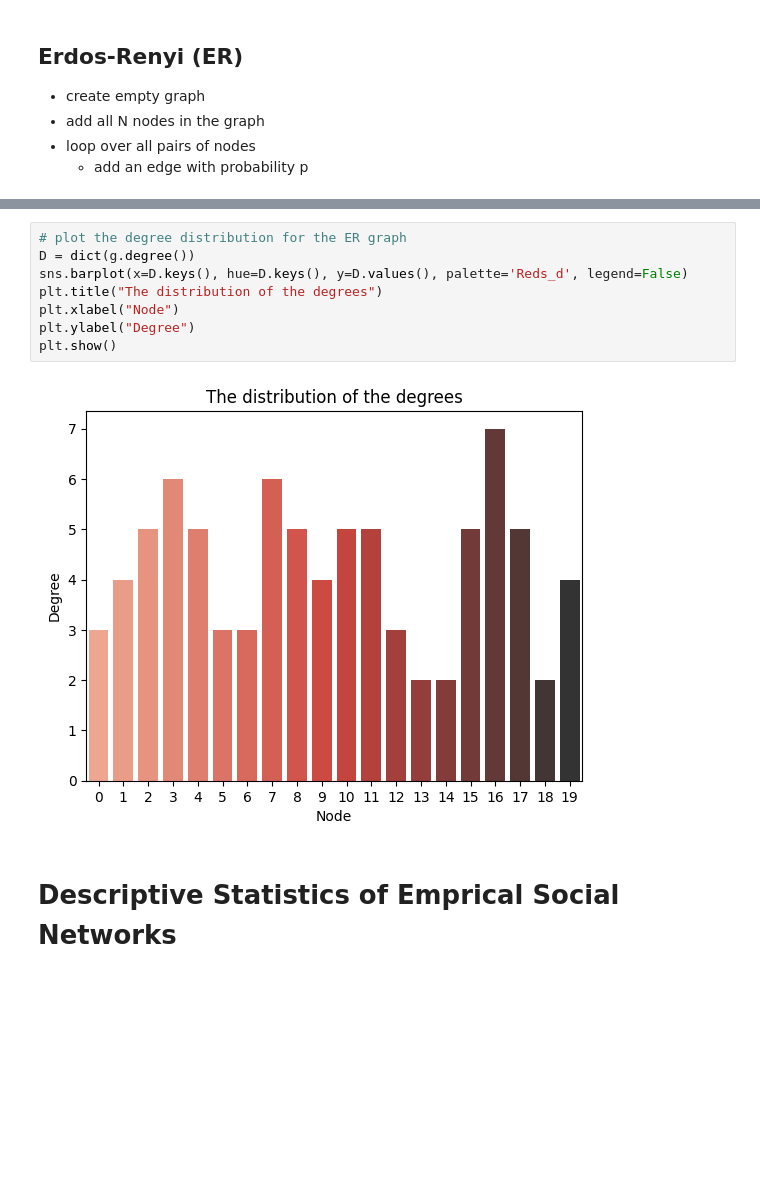
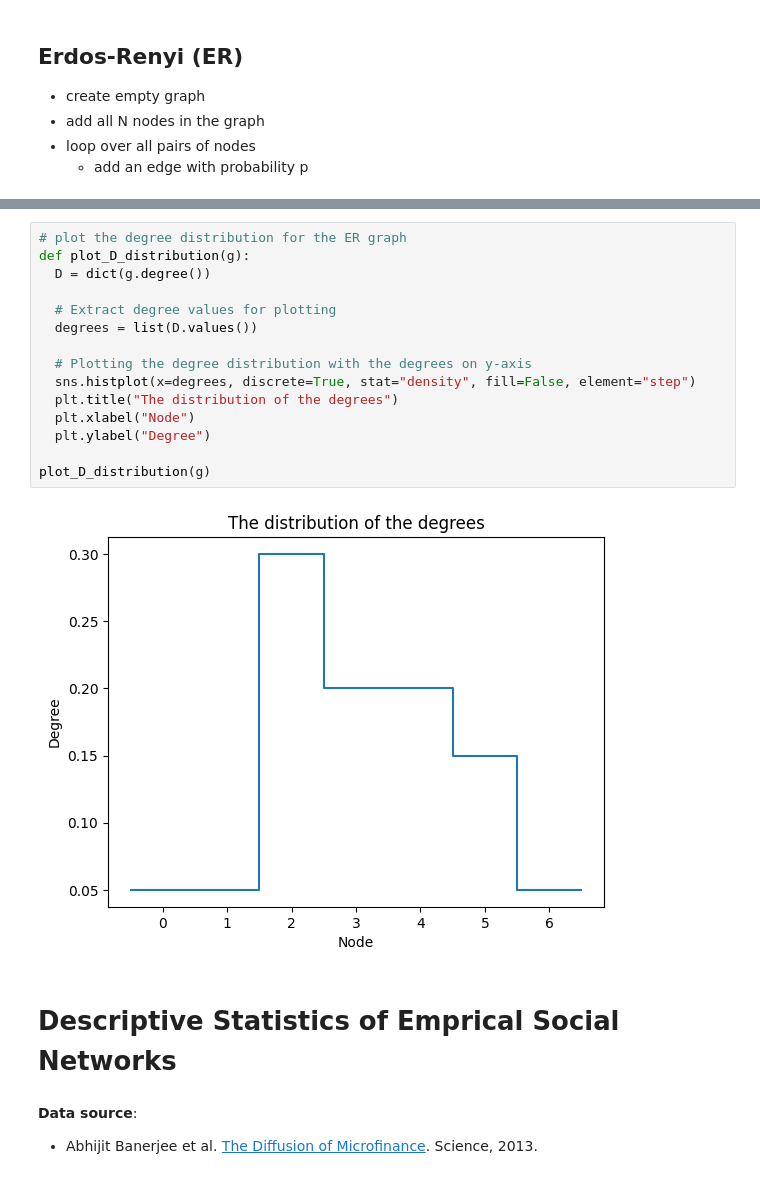
Before and after one commit to mohamedyosef101/harvardx-python-for-research, a Jupyter notebook: Network Analysis/main.ipynb, the cells around one changed output, grey strips where cells are left out. Cells and saved outputs as stored; diff of their text form; blank space fills up the shorter version.

```diff
--- a/Network Analysis/main.ipynb
+++ b/Network Analysis/main.ipynb
@@ -98,12 +98,22 @@ nx.draw(g, with_labels=True, node_color='lightcoral', edge_color='gray')
 # %%
 # plot the degree distribution for the ER graph
-D = dict(g.degree())
-sns.barplot(x=D.keys(), hue=D.keys(), y=D.values(), palette='Reds_d', legend=False)
-plt.title("The distribution of the degrees")
-plt.xlabel("Node")
-plt.ylabel("Degree")
-plt.show()
+def plot_D_distribution(g):
+  D = dict(g.degree())
+
+  # Extract degree values for plotting
+  degrees = list(D.values())
+
+  # Plotting the degree distribution with the degrees on y-axis
+  sns.histplot(x=degrees, discrete=True, stat="density", fill=False, element="step")
+  plt.title("The distribution of the degrees")
+  plt.xlabel("Node")
+  plt.ylabel("Degree")
+
+plot_D_distribution(g)
 # %% [output]
-[figure, old version]
+[figure, new version]
 # %% [markdown]
 # Descriptive Statistics of Emprical Social Networks
+# %% [markdown]
+**Data source**:
+* Abhijit Banerjee et al. [The Diffusion of Microfinance](https://www.science.org/doi/10.1126/science.1236498). Science, 2013.
```
Also changed, not shown: parts of 9 cells of this notebook.
